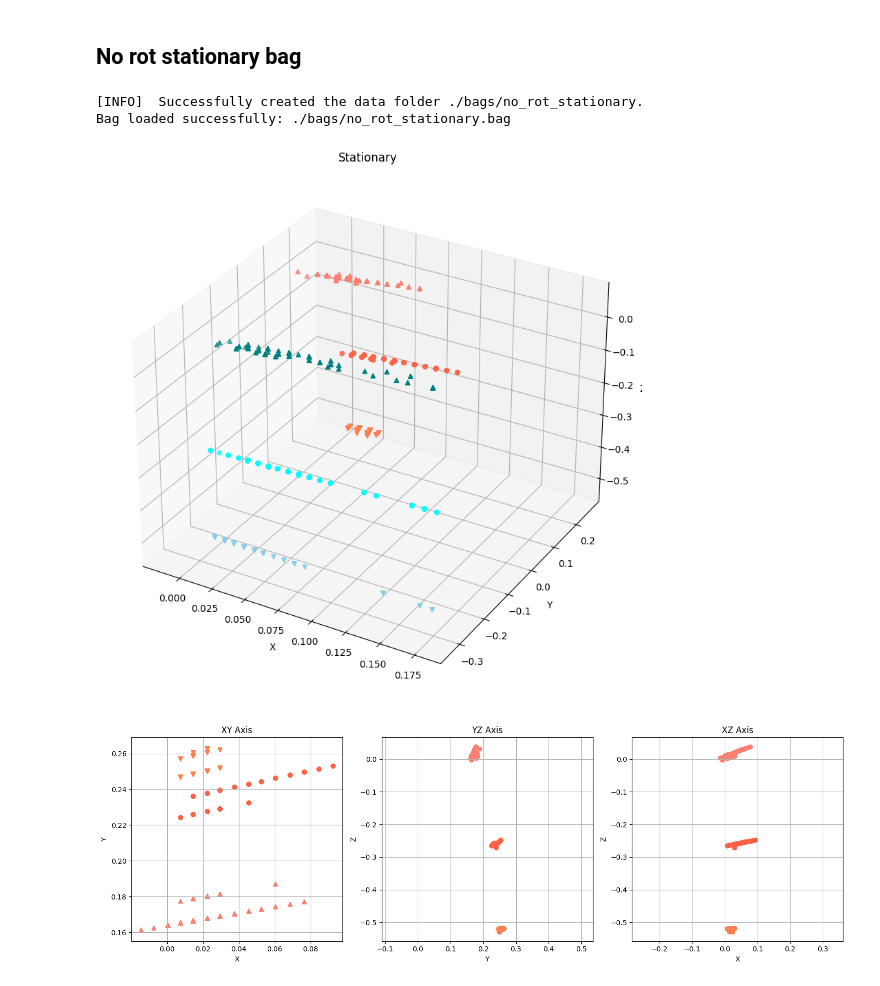
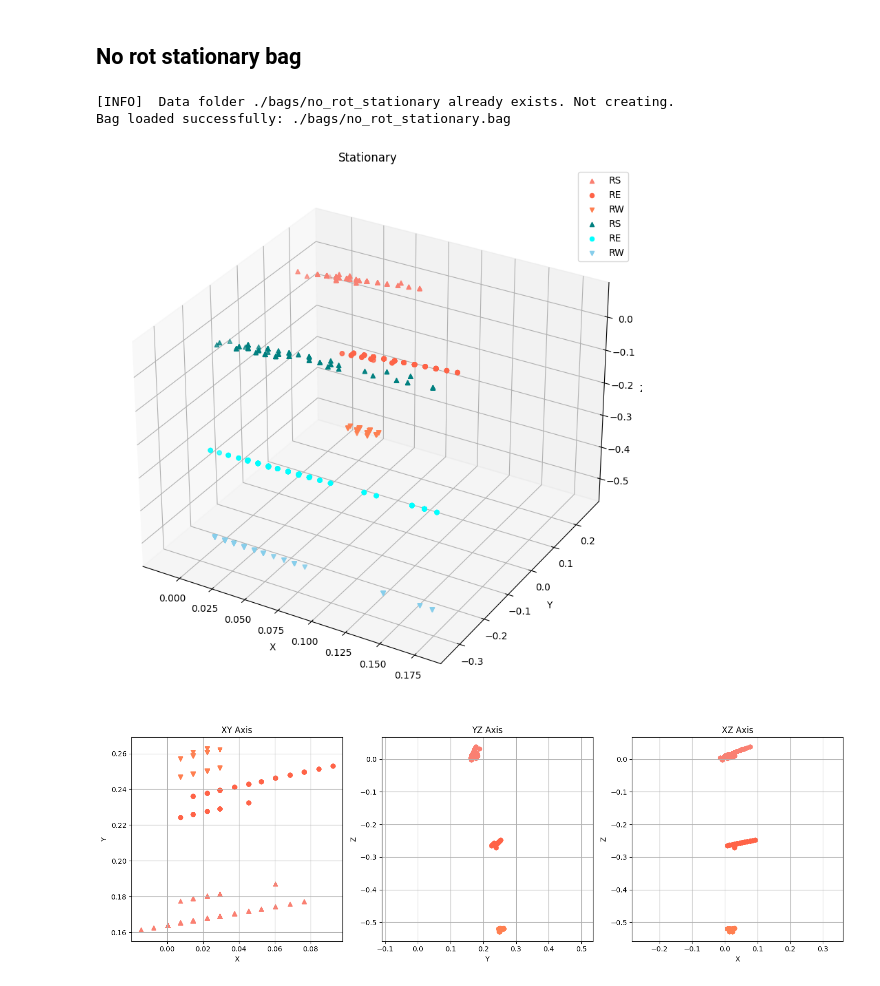
Before and after one commit to fzoric8/dev_scripts, a Jupyter notebook: hpe3d_analyses.ipynb, the cells around one changed output. Drawn from its saved outputs; the diff is of its cells as text; code cells hidden in the pictures.

```diff
--- a/hpe3d_analyses.ipynb
+++ b/hpe3d_analyses.ipynb
@@ -387,7 +387,7 @@ Text(0.5, 0, 'Z')
 # %% [markdown]
 ## No rot stationary bag
 # %%
-file_path="./bags/Žno_rot_stationary.bag"
+file_path="./bags/no_rot_stationary.bag"
 bag = load_bag_file(file_path)
 
 rgbd = bag.message_by_topic('/hpe3d/rgbd_hpe3d')
@@ -406,7 +406,7 @@ def get_pandas(file_path):
     op3d_pd = pd.read_csv(op)
     return rgbd_pd, op3d_pd
 # %% [output]
-[INFO]  Successfully created the data folder ./bags/no_rot_stationary.
+[INFO]  Data folder ./bags/no_rot_stationary already exists. Not creating.
 Bag loaded successfully: ./bags/no_rot_stationary.bag
 # %%
 RW = get_matrix(rgbd_pd, joint="wrist", side="r")
@@ -483,31 +483,32 @@ def convertToBodyFrame(RS, RW, RE, LS, LW, LE, T_inv):
 # %%
 
 def plot_3d_sew(bRS_, bRE_, bRW_, bLS_, bLE_, bLW_, title):
     # Create a 3D plot
     fig = plt.figure(figsize=(10, 10))
     ax = fig.add_subplot(111, projection='3d')
 
     ax.set_title(title)
     # Scatter plot [wrist, elbow, shoulder]
     n = 250
     # Right side
     ax.scatter(bRS_[:n, 0], bRS_[:n, 1], bRS_[:n, 2], c='salmon', marker='^', label='RS')
     ax.scatter(bRE_[:n, 0], bRE_[:n, 1], bRE_[:n, 2], c='tomato', marker='o', label='RE')
     ax.scatter(bRW_[:n, 0], bRW_[:n, 1], bRW_[:n, 2], c='coral', marker='v', label='RW')
 
     # Left side
     ax.scatter(bLS_[:n, 0], bLS_[:n, 1], bLS_[:n, 2], c='teal', marker='^', label='RS')
     ax.scatter(bLE_[:n, 0], bLE_[:n, 1], bLE_[:n, 2], c='aqua', marker='o', label='RE')
     ax.scatter(bLW_[:n, 0], bLW_[:n, 1], bLW_[:n, 2], c='skyblue', marker='v', label='RW')
 
     # Set labels for the axes
     ax.set_xlabel('X')
     ax.set_ylabel('Y')
     ax.set_zlabel('Z')
+    ax.legend()
 
 plot_3d_sew(bRS_, bRE_, bRW_, bLS_, bLE_, bLW_, title='Stationary')
 # %% [output]
-[figure, old version]
+[figure, new version]
 # %%
 import matplotlib.pyplot as plt
 import numpy as np
```
Also changed, not shown: parts of 28 cells of this notebook.
